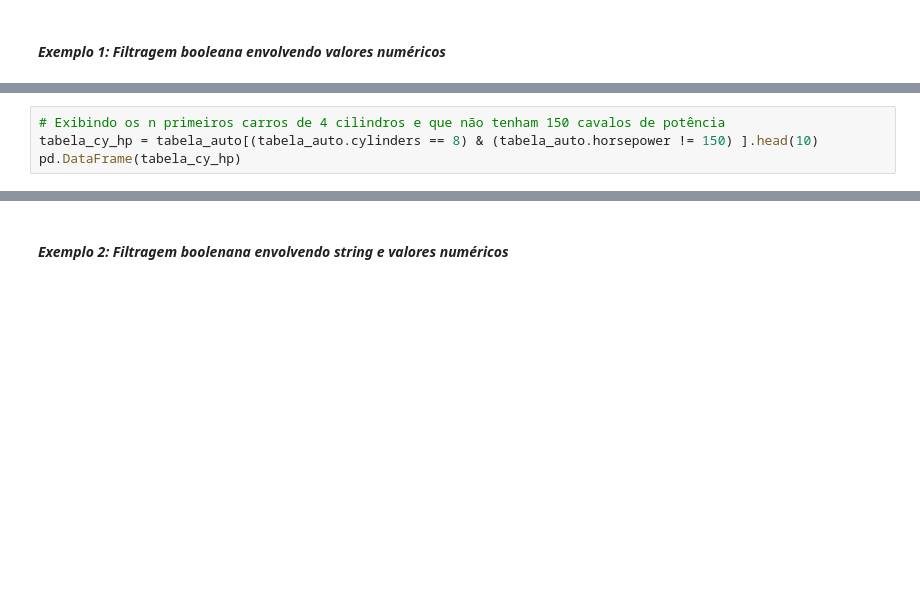
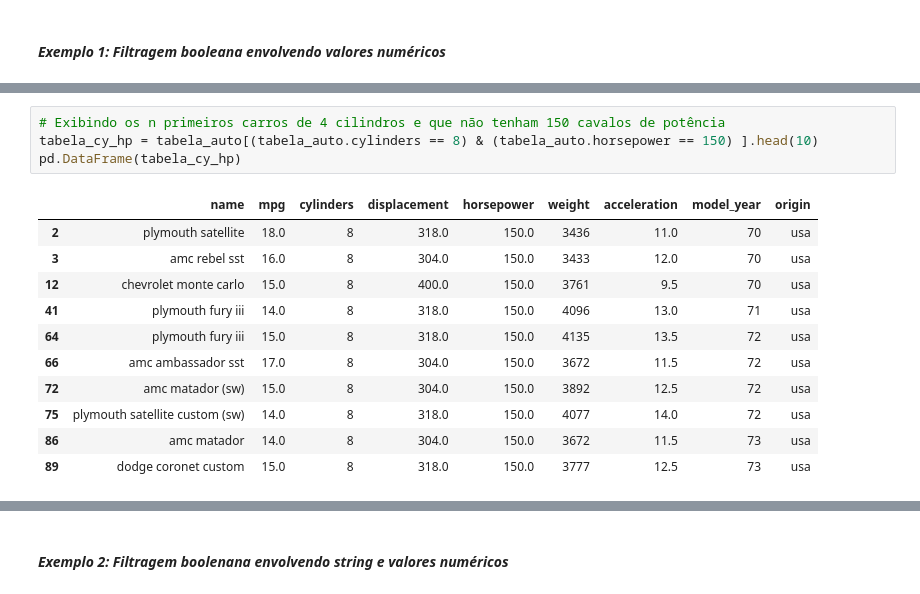
Before and after one commit to ProfAllanIFBA/Curso_Python_Com_Jupyter_Notebook, a Jupyter notebook: Capitulo022_Manipulando_Dados_Com_Pandas/Capitulo022_Manipulando_Dados_Com_Pandas.ipynb, the cells around one changed output, grey strips where cells are left out. Cells and saved outputs as stored; diff of their text form; blank space fills up the shorter version.

```diff
--- a/Capitulo022_Manipulando_Dados_Com_Pandas/Capitulo022_Manipulando_Dados_Com_Pandas.ipynb
+++ b/Capitulo022_Manipulando_Dados_Com_Pandas/Capitulo022_Manipulando_Dados_Com_Pandas.ipynb
@@ -439,7 +883,19 @@ pd.DataFrame(tabela_cy_hp)
 # %%
 # Exibindo os n primeiros carros de 4 cilindros e que não tenham 150 cavalos de potência
-tabela_cy_hp = tabela_auto[(tabela_auto.cylinders == 8) & (tabela_auto.horsepower != 150) ].head(10)
+tabela_cy_hp = tabela_auto[(tabela_auto.cylinders == 8) & (tabela_auto.horsepower == 150) ].head(10)
 pd.DataFrame(tabela_cy_hp)
+# %% [output]
+|  | name | mpg | cylinders | displacement | horsepower | weight | acceleration | model_year | origin |
+| 2 | plymouth satellite | 18.0 | 8 | 318.0 | 150.0 | 3436 | 11.0 | 70 | usa |
+| 3 | amc rebel sst | 16.0 | 8 | 304.0 | 150.0 | 3433 | 12.0 | 70 | usa |
+| 12 | chevrolet monte carlo | 15.0 | 8 | 400.0 | 150.0 | 3761 | 9.5 | 70 | usa |
+| 41 | plymouth fury iii | 14.0 | 8 | 318.0 | 150.0 | 4096 | 13.0 | 71 | usa |
+| 64 | plymouth fury iii | 15.0 | 8 | 318.0 | 150.0 | 4135 | 13.5 | 72 | usa |
+| 66 | amc ambassador sst | 17.0 | 8 | 304.0 | 150.0 | 3672 | 11.5 | 72 | usa |
+| 72 | amc matador (sw) | 15.0 | 8 | 304.0 | 150.0 | 3892 | 12.5 | 72 | usa |
+| 75 | plymouth satellite custom (sw) | 14.0 | 8 | 318.0 | 150.0 | 4077 | 14.0 | 72 | usa |
+| 86 | amc matador | 14.0 | 8 | 304.0 | 150.0 | 3672 | 11.5 | 73 | usa |
+| 89 | dodge coronet custom | 15.0 | 8 | 318.0 | 150.0 | 3777 | 12.5 | 73 | usa |
 # %%
 # Exibindo os n primeiros carros de 4 ou menos cilindros que tenham 90 ou mais cavalos de potência
 tabela_cy_hp = tabela_auto[(tabela_auto.cylinders <= 4) & (tabela_auto.horsepower >=90) ].head(10)
```
Also changed, not shown: parts of 88 cells of this notebook, 3 other files.
